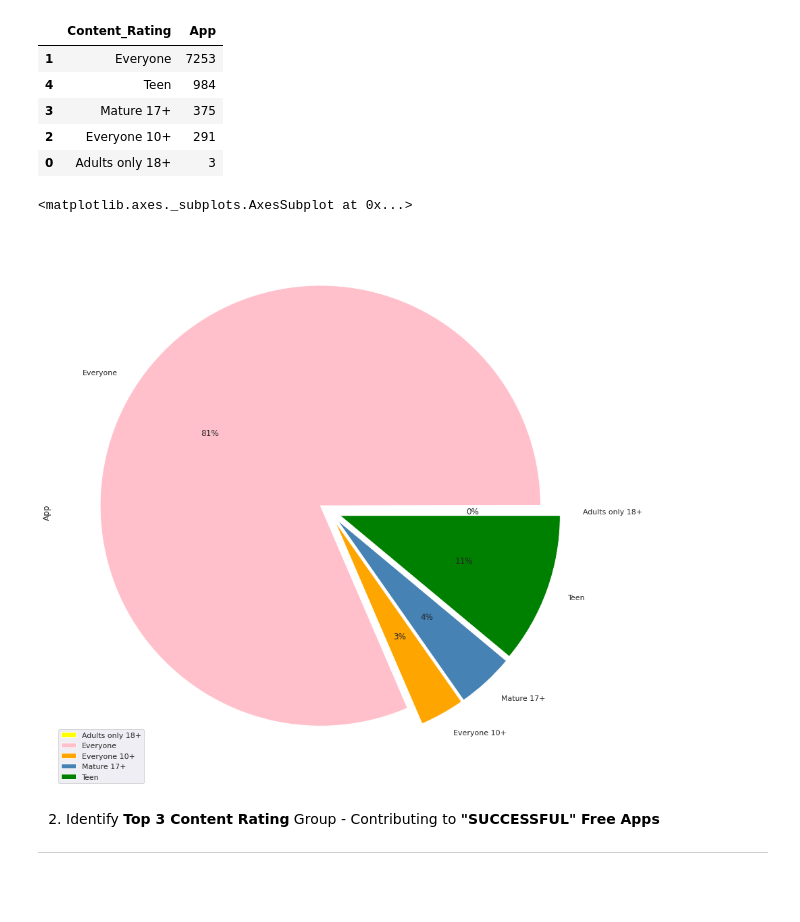
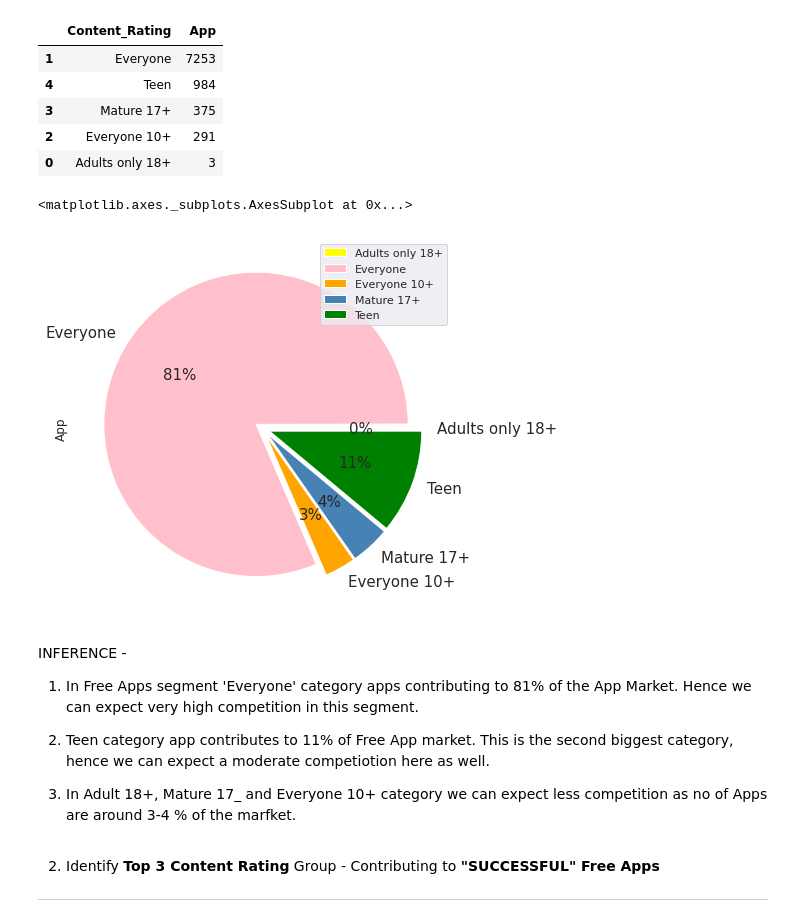
Before and after one commit to Sanddeep-K/Capstone_1_EDA_Play_Store_App_Review, a Jupyter notebook: Sandeep_K_Capstone_1_EDA_Play_Store_App_Review.ipynb, the cells around one changed output. Saved outputs shown, nothing was run; the diff lists cells and outputs as text; code cells hidden in the pictures; blank space fills up the shorter version.

```diff
--- a/Sandeep_K_Capstone_1_EDA_Play_Store_App_Review.ipynb
+++ b/Sandeep_K_Capstone_1_EDA_Play_Store_App_Review.ipynb
@@ -1294,3 +1308,6 @@ free_paid_sentiment_pivot
 | Type |  |  |
 | Free | 0.180346 | 0.493562 |
 | Paid | 0.228548 | 0.511253 |
+# %%
+plt.rcParams["figure.figsize"] = (10,10)
+free_paid_sentiment_pivot.plot.bar()
@@ -1852,17 +1914,25 @@ free_cont_rate_df
 # %%
 # Defining colors for the pie chart
 colors = ['yellow', 'pink', 'orange', 'steelblue', 'green']
 
 # Define the ratio of gap of each fragment in a tuple
 explode = (0.05, 0.05, 0.05, 0.05, 0.05)
 
 # Plotting the pie chart for above dataframe
 free_cont_rate_df.groupby(['Content_Rating']).sum().plot(
     kind='pie', y='App', autopct='%1.0f%%',
-  colors=colors, explode=explode)
+  colors=colors, explode=explode, figsize=(7,7), fontsize=15)
 # %% [output]
 <matplotlib.axes._subplots.AxesSubplot at 0x...>
-[figure, old version]
+[figure, new version]
+# %% [markdown]
+INFERENCE -
+
+1. In Free Apps segment 'Everyone' category apps contributing to 81% of the App Market. Hence we can expect very high competition in this segment.
+
+2. Teen category app contributes to 11% of Free App market. This is the second biggest category, hence we  can expect a moderate competiotion here as well.
+
+2. In Adult 18+, Mature 17_ and Everyone 10+ category we can expect less competition as no of Apps are around 3-4 % of the marfket.
 # %% [markdown]
 2. Identify **Top 3 Content Rating** Group - Contributing to **"SUCCESSFUL" Free Apps**
 
```
Also changed, not shown: parts of 70 cells of this notebook.
